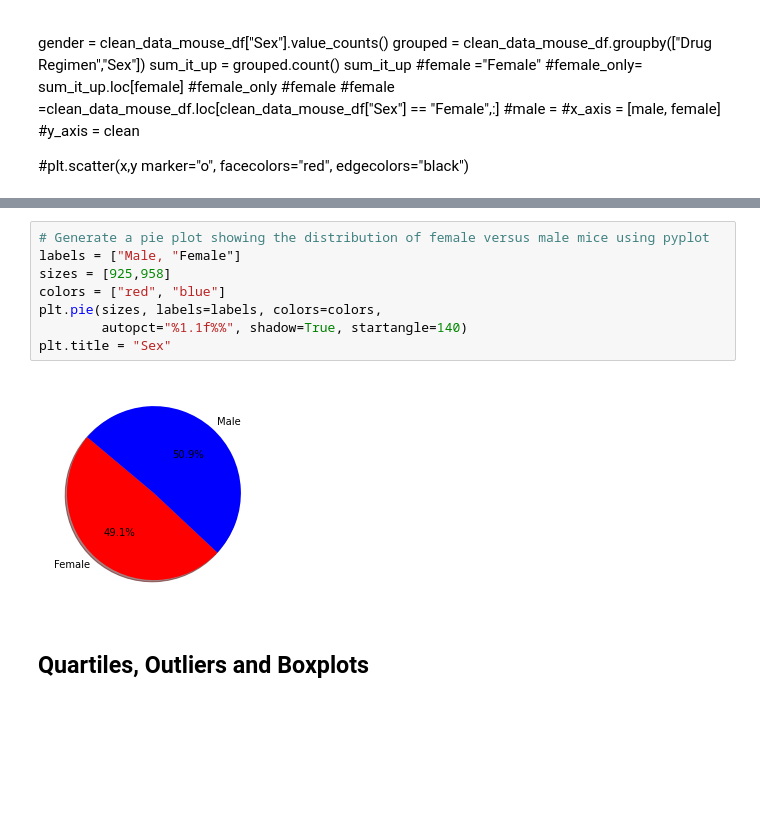
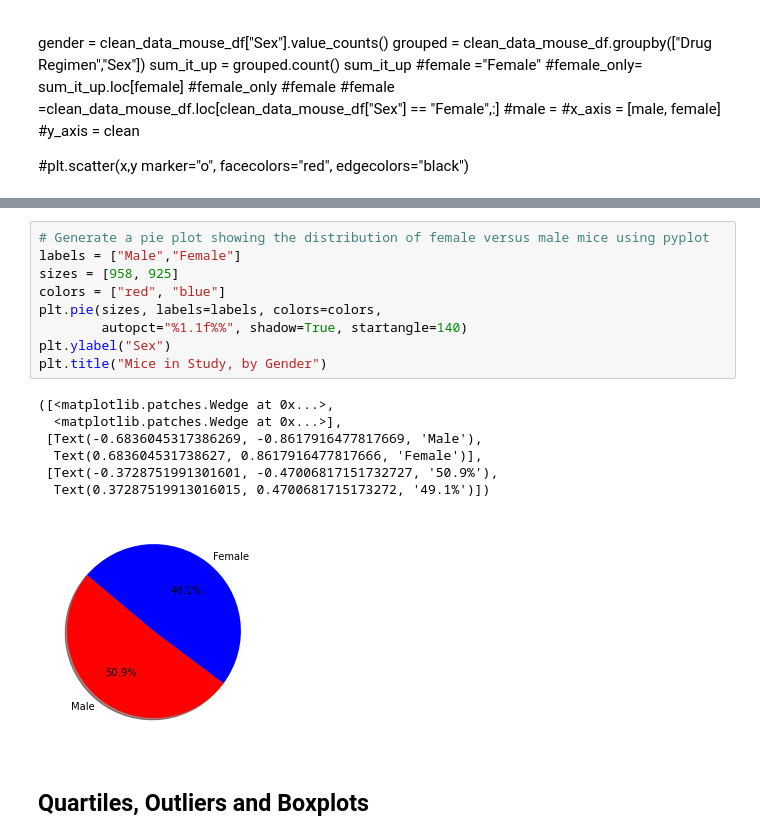
Before and after one commit to yperez0914/The-Power-of-Plots, a Jupyter notebook: Analysis/main.ipynb, the cells around one changed output, grey strips where cells are left out. Drawn from its saved outputs; the diff is of its cells as text; blank space fills up the shorter version.

```diff
--- a/Analysis/main.ipynb
+++ b/Analysis/main.ipynb
@@ -208,14 +207,21 @@ Name: Sex, dtype: int64
 [figure]
 # %%
 # Generate a pie plot showing the distribution of female versus male mice using pyplot
-labels = ["Male, "Female"]
-sizes = [925,958]
+labels = ["Male","Female"]
+sizes = [958, 925]
 colors = ["red", "blue"]
 plt.pie(sizes, labels=labels, colors=colors,
         autopct="%1.1f%%", shadow=True, startangle=140)
-plt.title = "Sex"
+plt.ylabel("Sex")
+plt.title("Mice in Study, by Gender")
 # %% [output]
+([<matplotlib.patches.Wedge at 0x...>,
+  <matplotlib.patches.Wedge at 0x...>],
+ [Text(-0.6836045317386269, -0.8617916477817669, 'Male'),
+  Text(0.683604531738627, 0.8617916477817666, 'Female')],
+ [Text(-0.3728751991301601, -0.47006817151732727, '50.9%'),
+  Text(0.37287519913016015, 0.4700681715173272, '49.1%')])
-[figure, old version]
+[figure, new version]
 # %% [markdown]
 ## Quartiles, Outliers and Boxplots
 # %%
```
Also changed, not shown: parts of 13 cells of this notebook.
